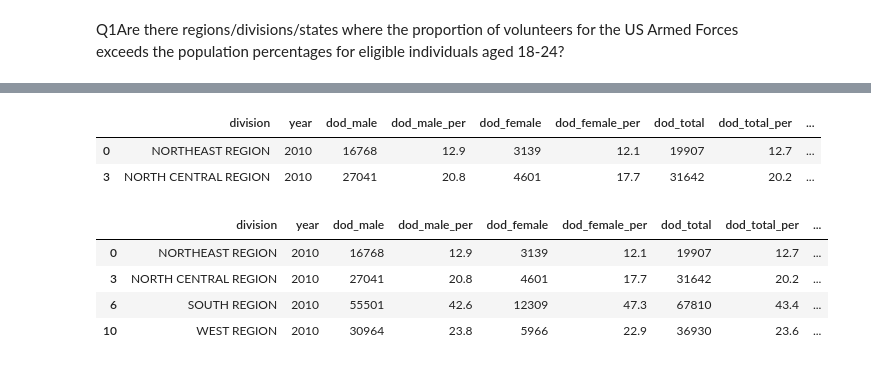
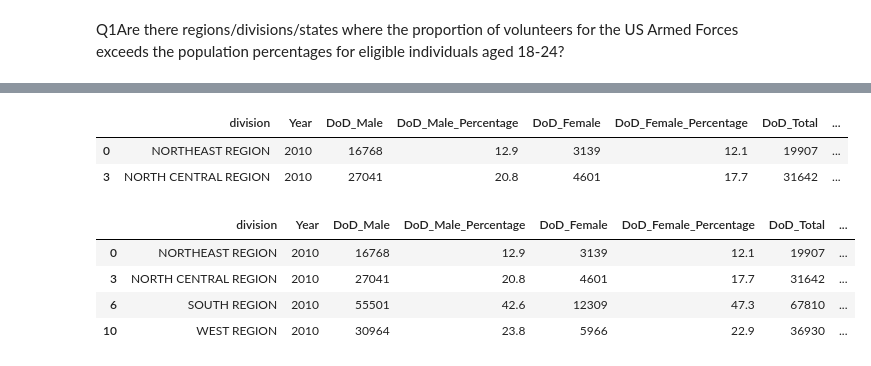
Before and after one commit to NSS-Full-Time-Data-Analytics-14/lightch, a Jupyter notebook: notebook/Accessions2010_20_gdppc.ipynb, the cells around one changed output, grey strips where cells are left out. Saved outputs shown, nothing was run; the diff lists cells and outputs as text; code cells hidden in the pictures.

```diff
--- a/notebook/Accessions2010_20_gdppc.ipynb
+++ b/notebook/Accessions2010_20_gdppc.ipynb
@@ -9,7 +10,7 @@ import seaborn as sns
 # %% [markdown]
 READ IN FILE
 # %%
-df = pd.read_excel('../data/FY2010_20_Active_Component_Accessions_Non_PriorSvc_Census_Region.xlsx')
+df = pd.read_excel('../data/FY2010_20_Active_Component_Accessions_Non_PriorSvc_Census_Region_v1.xlsx')
 # %%
 df
 # %% [output]
@@ -68,4 +135,4 @@ Name: gdppc, Length: 151, dtype: float64
 # %%
-df.gdppc = df.gdppc.round()
+df.GDP_Per_Capita = df.GDP_Per_Capita.round()
 df.head(2)
 # %% [output]
@@ -118,18 +185,18 @@ df[df['division'].str.contains('REGION')]
 df_region = df[df['division'].str.contains('REGION')]
 df_region.head(2)
 # %% [output]
-|  | division | year | dod_male | dod_male_per | dod_female | dod_female_per | dod_total | dod_total_per | ... |
-| 0 | NORTHEAST REGION | 2010 | 16768 | 12.9 | 3139 | 12.1 | 19907 | 12.7 | ... |
-| 3 | NORTH CENTRAL REGION | 2010 | 27041 | 20.8 | 4601 | 17.7 | 31642 | 20.2 | ... |
+|  | division | Year | DoD_Male | DoD_Male_Percentage | DoD_Female | DoD_Female_Percentage | DoD_Total | ... |
+| 0 | NORTHEAST REGION | 2010 | 16768 | 12.9 | 3139 | 12.1 | 19907 | ... |
+| 3 | NORTH CENTRAL REGION | 2010 | 27041 | 20.8 | 4601 | 17.7 | 31642 | ... |
 # %%
 #Filter 'df_region' by year
 # %%
 #movies_df = disney.loc[disney['type'] == 'Movie']
-df_region.loc[df_region['year'] == 2010]
+df_region.loc[df_region['Year'] == 2010]
 # %% [output]
-|  | division | year | dod_male | dod_male_per | dod_female | dod_female_per | dod_total | dod_total_per | ... |
-| 0 | NORTHEAST REGION | 2010 | 16768 | 12.9 | 3139 | 12.1 | 19907 | 12.7 | ... |
-| 3 | NORTH CENTRAL REGION | 2010 | 27041 | 20.8 | 4601 | 17.7 | 31642 | 20.2 | ... |
-| 6 | SOUTH REGION | 2010 | 55501 | 42.6 | 12309 | 47.3 | 67810 | 43.4 | ... |
-| 10 | WEST REGION | 2010 | 30964 | 23.8 | 5966 | 22.9 | 36930 | 23.6 | ... |
+|  | division | Year | DoD_Male | DoD_Male_Percentage | DoD_Female | DoD_Female_Percentage | DoD_Total | ... |
+| 0 | NORTHEAST REGION | 2010 | 16768 | 12.9 | 3139 | 12.1 | 19907 | ... |
+| 3 | NORTH CENTRAL REGION | 2010 | 27041 | 20.8 | 4601 | 17.7 | 31642 | ... |
+| 6 | SOUTH REGION | 2010 | 55501 | 42.6 | 12309 | 47.3 | 67810 | ... |
+| 10 | WEST REGION | 2010 | 30964 | 23.8 | 5966 | 22.9 | 36930 | ... |
 # %%
```
Also changed, not shown: parts of 38 cells of this notebook, 6 other files.
